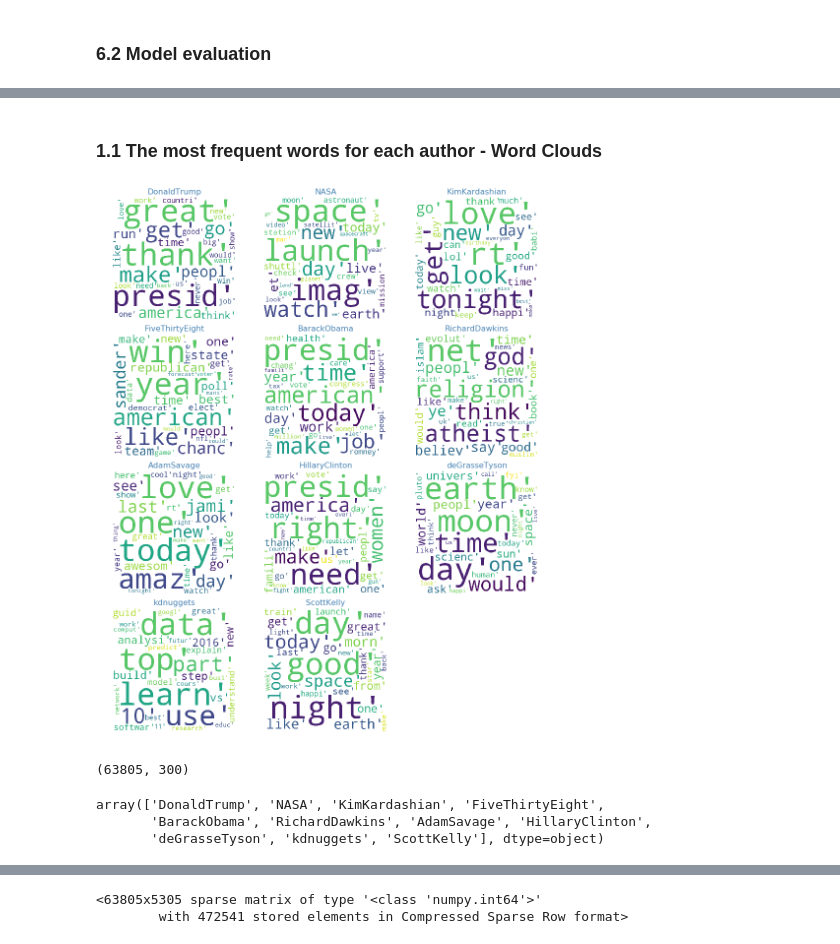
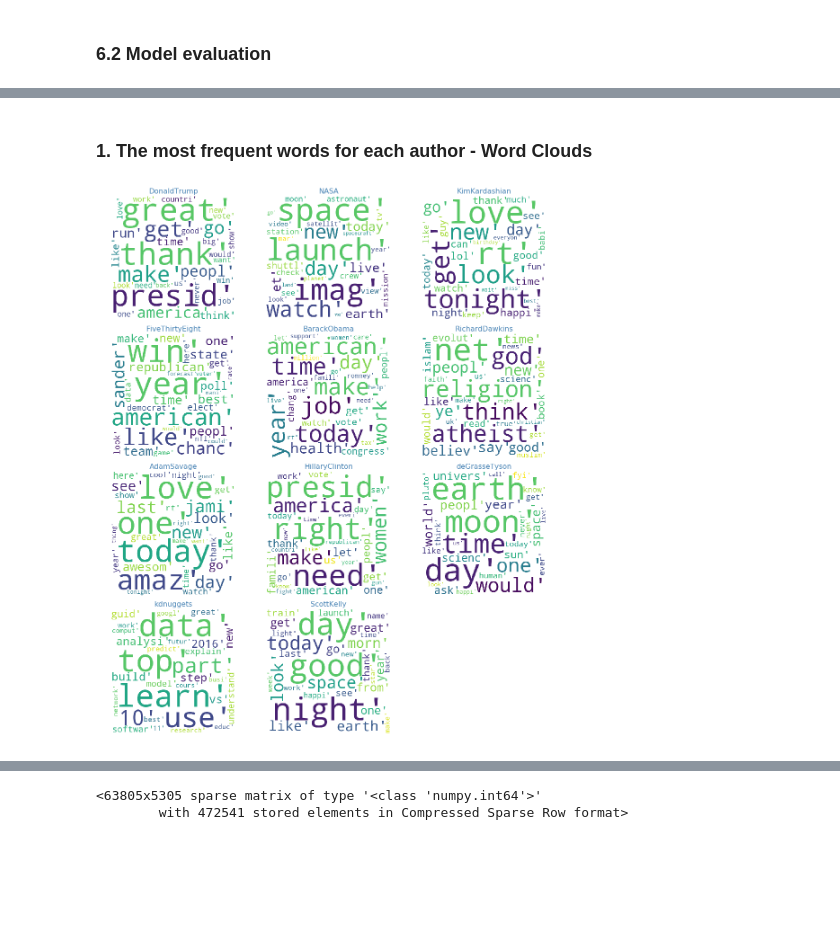
Before and after one commit to eholowko/bootcamp-final_project, a Jupyter notebook: Famous_tweets.ipynb, the cells around one changed output, grey strips where cells are left out. Cells and saved outputs as stored; diff of their text form; code cells hidden in the pictures; blank space fills up the shorter version.

```diff
--- a/Famous_tweets.ipynb
+++ b/Famous_tweets.ipynb
@@ -408,5 +411,8 @@ X_proc.head()
 # %%
 class ItemSelector(BaseEstimator,TransformerMixin):
+    '''
+    return columns of certain type according to a given key
+    '''
     def __init__(self,key):
         self.key = key
 
@@ -421,6 +427,9 @@ class ItemSelector(BaseEstimator,TransformerMixin):
         return df
 # %%
 class ArrayCaster(BaseEstimator,TransformerMixin):
+    '''
+    return data casted to numpy array
+    '''
     def fit(self, X, y=None):
         return self
 
@@ -794,22 +775,0 @@ X_proc3.shape
-# %%
-for classificator,name,param in zip(classificators,names,params):
-    print(name)
-
-    grid = GridSearchCV(estimator=classificator,
-                        param_grid = param,
-                        scoring='f1_micro',
-                        n_jobs=2,
-                        cv=KFold(5,shuffle=True),
-                       )
-
-    grid.fit(X_proc3,y_train,weights)
-    y_pred = grid.predict(X_proc3)
-
-    print(grid.best_params_)
-    print(grid.best_score_)
-    print(classification_report(y_true=y_train,y_pred=y_pred))
-
-    #saving model
-    model_name = './Models/WeightedSVD' + name +'.p'
-    with open(model_name,'wb') as f:
-        pickle.dump(grid.best_estimator_,f)
@@ -1039,7 +988,10 @@ Identify the author of tweet accoring to analysis of tweets's content (with hash
 # %% [markdown]
-### 1.1 The most frequent words for each author - Word Clouds
+### 1. The most frequent words for each author - Word Clouds
 # %%
 def most_frequent_words(X,k):
+    '''
+    return k terms which apear most often in dataset
+    '''
     pipe_tf = Pipeline([
     ('selector1',ItemSelector('object')),
     ('vectorizer',TfidfVectorizer(min_df=min_df,max_df=max_df,stop_words=add_words))
@@ -1055,25 +1007,26 @@ def most_frequent_words(X,k):
     words = np.array(pipe_tf.named_steps['vectorizer'].get_feature_names())
     return words[top_words_indices]
 # %%
-k = 30
-plt.figure(figsize=(16,20))
+k = 30# number of words per cloud
+plt.figure(figsize=(18,22))
 plt.subplots_adjust(wspace = 0.1,hspace=0.1)
+
 for i,name in enumerate(author_names):
     X_proc_author = X_proc[y_train.reset_index().drop('index',axis=1).author == name]
 
     wordcloud = WordCloud(
         width=480,
         height=480,
         background_color='white',
         max_words=80,
         max_font_size=120,
         random_state=42,
         scale = 1
     ).generate(str(most_frequent_words(X_proc_author,k)))
 
     ax= plt.subplot(4,3 ,i+1)
     plt.title(name,fontsize=16,color='steelblue')
     plt.imshow(wordcloud)
     plt.axis('off')
 # %% [output]
-[figure, old version]
+[figure, new version]
@@ -1110,10 +1032,0 @@ X_proc3 = pipe_weights2.fit_transform(X_proc)
-# %%
-X_proc3.shape
-# %% [output]
-(63805, 300)
-# %%
-author_names
-# %% [output]
-array(['DonaldTrump', 'NASA', 'KimKardashian', 'FiveThirtyEight',
-       'BarackObama', 'RichardDawkins', 'AdamSavage', 'HillaryClinton',
-       'deGrasseTyson', 'kdnuggets', 'ScottKelly'], dtype=object)
```
Also changed, not shown: parts of 73 cells of this notebook.
